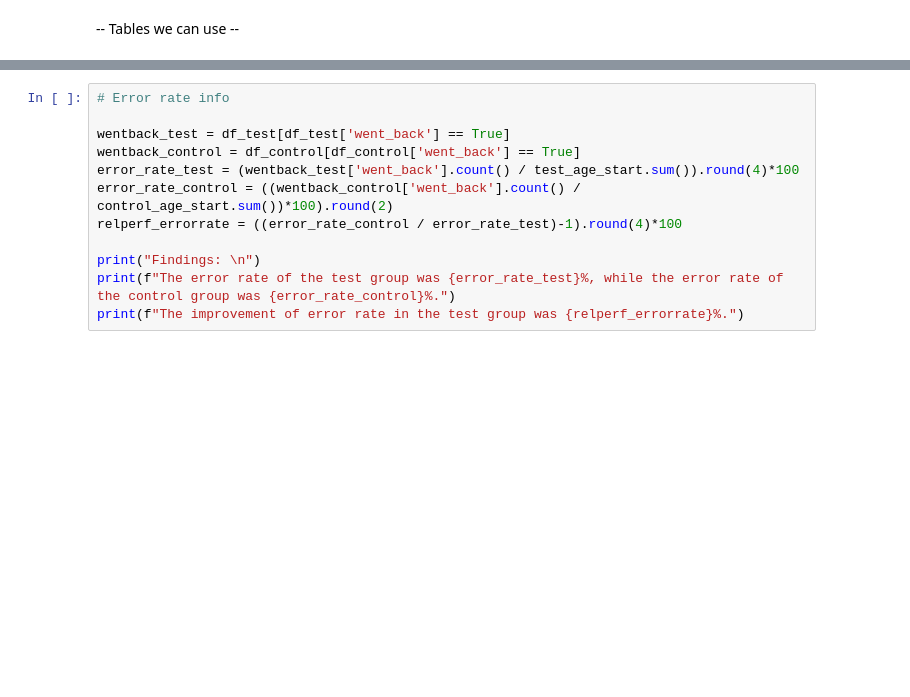
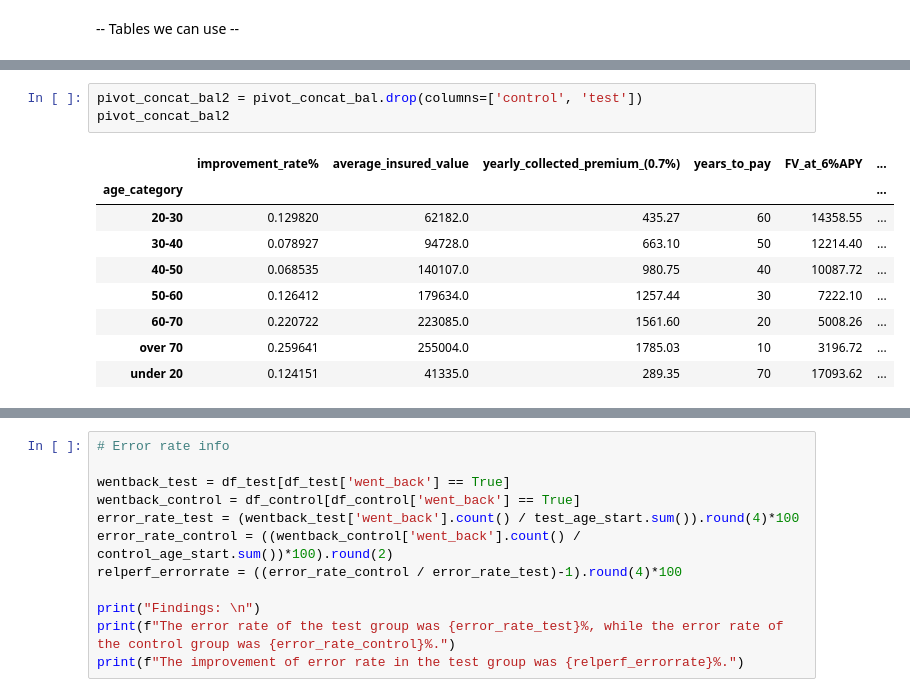
Before and after one commit to mauurits/vanguard-ab-test, a Jupyter notebook: notebooks/x. archive/Analysis - error count and conversion rate.ipynb, the cells around one changed output, grey strips where cells are left out. Saved outputs shown, nothing was run; the diff lists cells and outputs as text; blank space fills up the shorter version.

```diff
--- a/notebooks/Analysis - error count and conversion rate.ipynb
+++ b/notebooks/x. archive/Analysis - error count and conversion rate.ipynb
@@ -369,0 +469,13 @@ pivot_conversion
+# %%
+pivot_concat_bal2 = pivot_concat_bal.drop(columns=['control', 'test'])
+pivot_concat_bal2
+# %% [output]
+|  | improvement_rate% | average_insured_value | yearly_collected_premium_(0.7%) | years_to_pay | FV_at_6%APY | ... |
+| age_category |  |  |  |  |  | ... |
+| 20-30 | 0.129820 | 62182.0 | 435.27 | 60 | 14358.55 | ... |
+| 30-40 | 0.078927 | 94728.0 | 663.10 | 50 | 12214.40 | ... |
+| 40-50 | 0.068535 | 140107.0 | 980.75 | 40 | 10087.72 | ... |
+| 50-60 | 0.126412 | 179634.0 | 1257.44 | 30 | 7222.10 | ... |
+| 60-70 | 0.220722 | 223085.0 | 1561.60 | 20 | 5008.26 | ... |
+| over 70 | 0.259641 | 255004.0 | 1785.03 | 10 | 3196.72 | ... |
+| under 20 | 0.124151 | 41335.0 | 289.35 | 70 | 17093.62 | ... |
```
Also changed, not shown: parts of 16 cells of this notebook, 29 other files.
